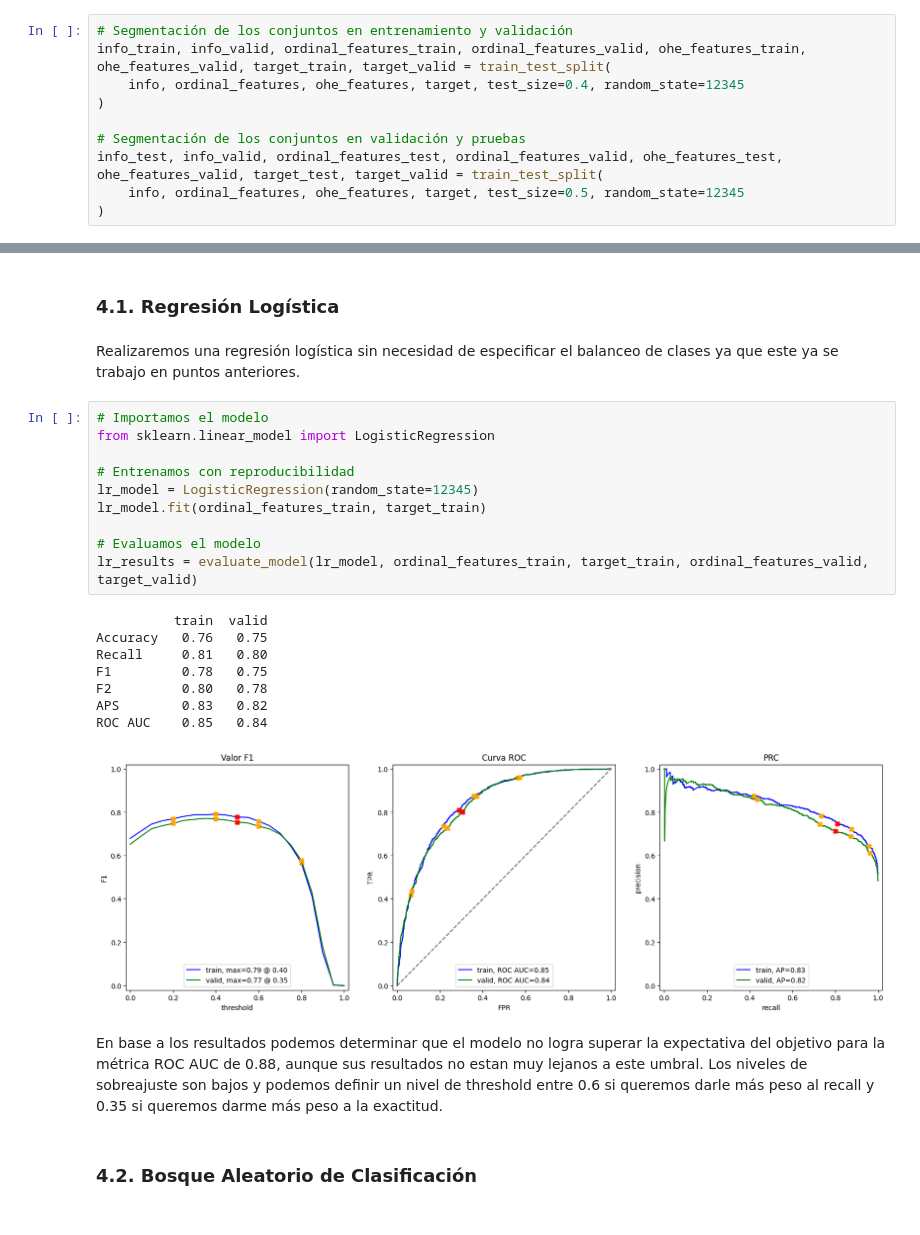
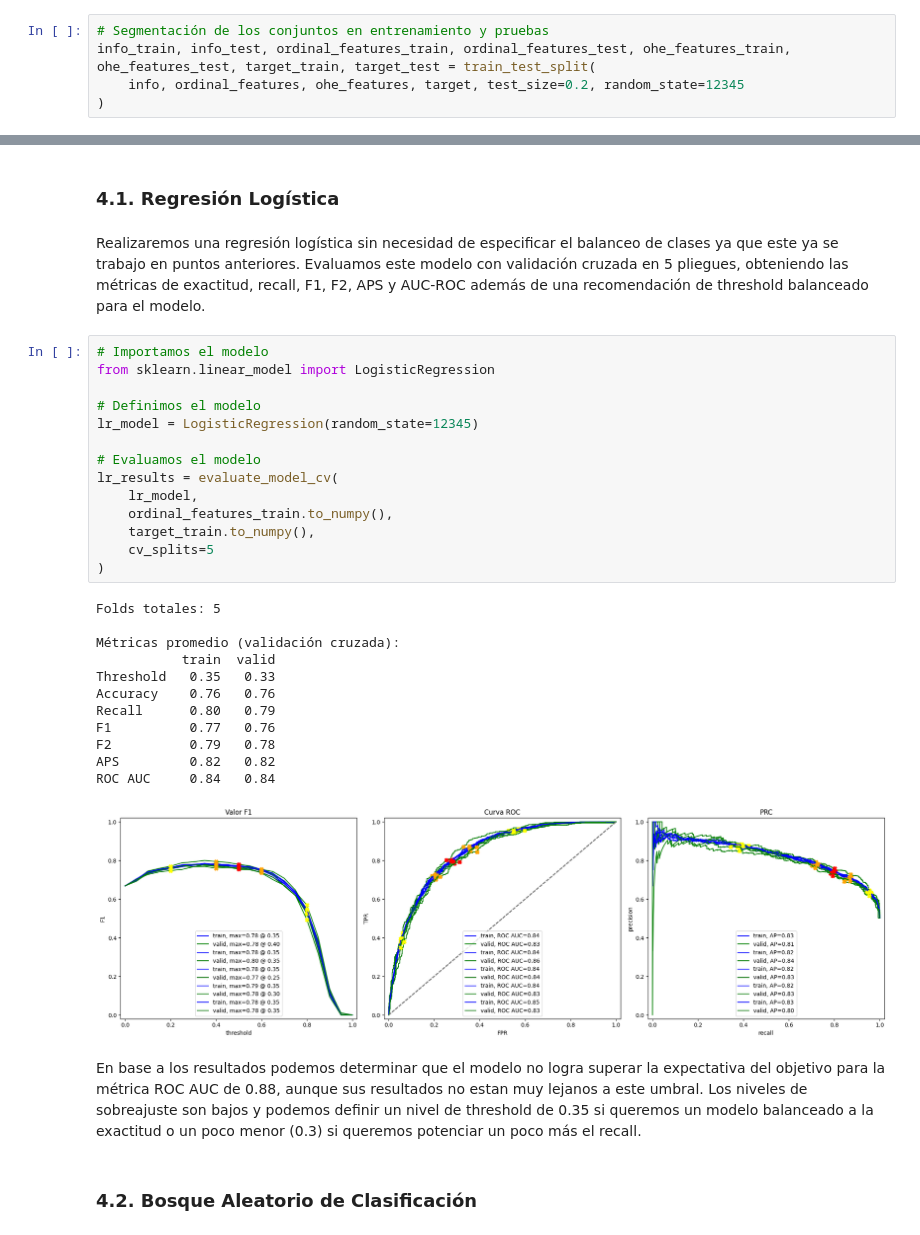
Before and after one commit to AndresCalvete-DataScientist/interconnect-customer-churn-prediction, a Jupyter notebook: notebooks/eda.ipynb, the cells around one changed output, grey strips where cells are left out. Drawn from its saved outputs; the diff is of its cells as text.

Commit message:
mejoras en la función de evaluacion de modelos y segmentación de conjuntos

```diff
--- a/notebooks/eda.ipynb
+++ b/notebooks/eda.ipynb
@@ -1256,15 +1256,10 @@ target = data['IsChurn']
 ordinal_features = data_ordinal.drop(labels=['customerID', 'IsChurn'], axis=1)
 ohe_features = data_ohe.drop(labels=['customerID', 'IsChurn'], axis=1)
 # %%
-# Segmentación de los conjuntos en entrenamiento y validación
-info_train, info_valid, ordinal_features_train, ordinal_features_valid, ohe_features_train, ohe_features_valid, target_train, target_valid = train_test_split(
-    info, ordinal_features, ohe_features, target, test_size=0.4, random_state=12345
+# Segmentación de los conjuntos en entrenamiento y pruebas
+info_train, info_test, ordinal_features_train, ordinal_features_test, ohe_features_train, ohe_features_test, target_train, target_test = train_test_split(
+    info, ordinal_features, ohe_features, target, test_size=0.2, random_state=12345
 )
-
-# Segmentación de los conjuntos en validación y pruebas
-info_test, info_valid, ordinal_features_test, ordinal_features_valid, ohe_features_test, ohe_features_valid, target_test, target_valid = train_test_split(
-    info, ordinal_features, ohe_features, target, test_size=0.5, random_state=12345
-)
 # %% [markdown]
 ## 4. Entrenamiento del modelo predictivo <a id='model_prediction'></a>
 # %% [markdown]
@@ -1367,28 +1406,36 @@ def evaluate_model(model, train_features, train_target, valid_features, valid_ta
 # %% [markdown]
 ### 4.1. Regresión Logística <a id='regression'></a>
 # %% [markdown]
-Realizaremos una regresión logística sin necesidad de especificar el balanceo de clases ya que este ya se trabajo en puntos anteriores.
+Realizaremos una regresión logística sin necesidad de especificar el balanceo de clases ya que este ya se trabajo en puntos anteriores. Evaluamos este modelo con validación cruzada en 5 pliegues, obteniendo las métricas de exactitud, recall, F1, F2, APS y AUC-ROC además de una recomendación de threshold balanceado para el modelo.
 # %%
 # Importamos el modelo
 from sklearn.linear_model import LogisticRegression
 
-# Entrenamos con reproducibilidad
+# Definimos el modelo
 lr_model = LogisticRegression(random_state=12345)
-lr_model.fit(ordinal_features_train, target_train)
 
 # Evaluamos el modelo
-lr_results = evaluate_model(lr_model, ordinal_features_train, target_train, ordinal_features_valid, target_valid)
+lr_results = evaluate_model_cv(
+	lr_model,
+	ordinal_features_train.to_numpy(),
+	target_train.to_numpy(),
+	cv_splits=5
+)
 # %% [output]
-          train  valid
-Accuracy   0.76   0.75
-Recall     0.81   0.80
-F1         0.78   0.75
-F2         0.80   0.78
-APS        0.83   0.82
-ROC AUC    0.85   0.84
+Folds totales: 5
+
+Métricas promedio (validación cruzada):
+           train  valid
+Threshold   0.35   0.33
+Accuracy    0.76   0.76
+Recall      0.80   0.79
+F1          0.77   0.76
+F2          0.79   0.78
+APS         0.82   0.82
+ROC AUC     0.84   0.84
-[figure, old version]
+[figure, new version]
 # %% [markdown]
-En base a los resultados podemos determinar que el modelo no logra superar la expectativa del objetivo para la métrica ROC AUC de 0.88, aunque sus resultados no estan muy lejanos a este umbral. Los niveles de sobreajuste son bajos y podemos definir un nivel de threshold entre 0.6 si queremos darle más peso al recall y 0.35 si queremos darme más peso a la exactitud.
+En base a los resultados podemos determinar que el modelo no logra superar la expectativa del objetivo para la métrica ROC AUC de 0.88, aunque sus resultados no estan muy lejanos a este umbral. Los niveles de sobreajuste son bajos y podemos definir un nivel de threshold de 0.35 si queremos un modelo balanceado a la exactitud o un poco menor (0.3) si queremos potenciar un poco más el recall.
 # %% [markdown]
 ### 4.2. Bosque Aleatorio de Clasificación <a id='random_forest'></a>
 # %% [markdown]
```
Also changed, not shown: parts of 11 cells of this notebook.
